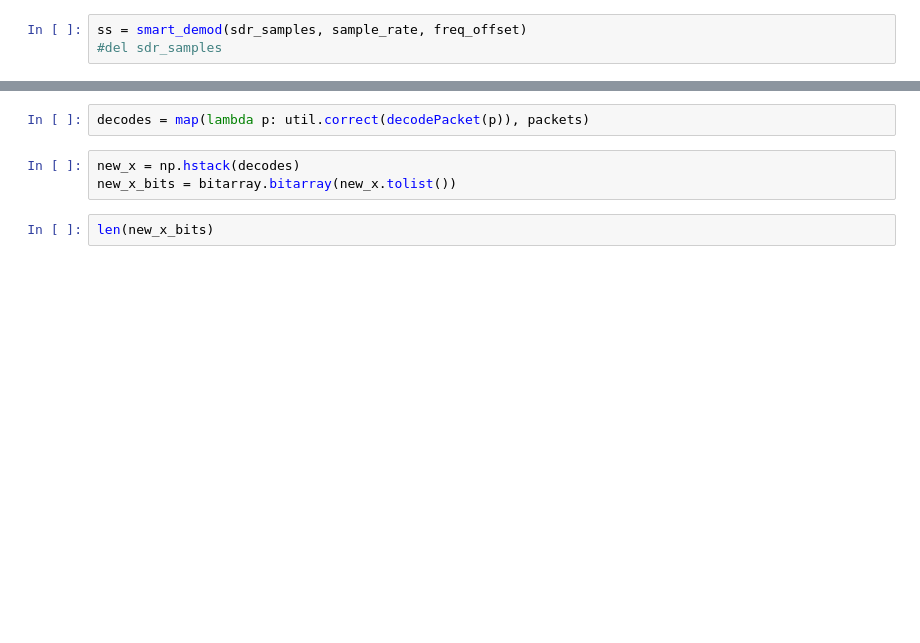
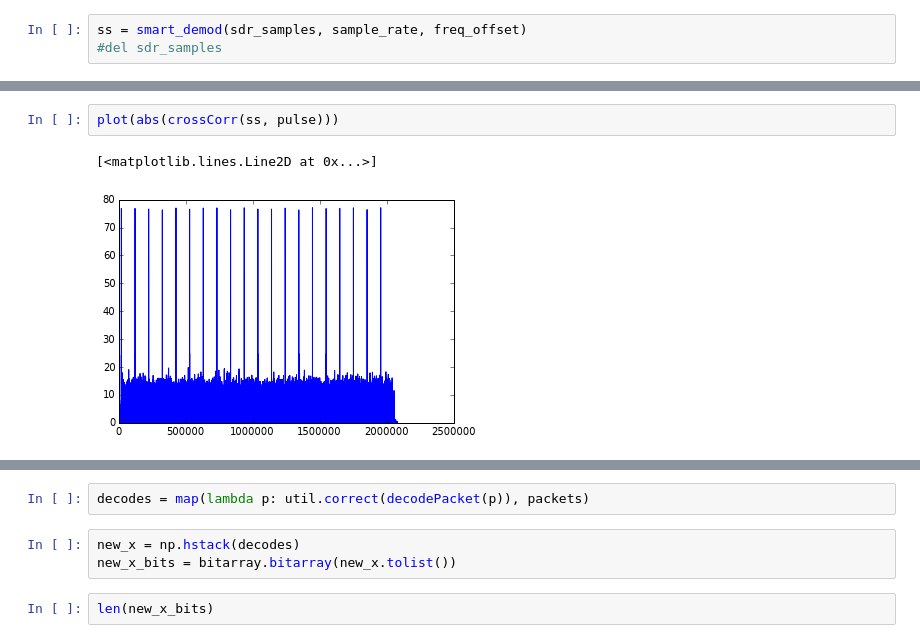
Before and after one commit to lambdaloop/radio-images, a Jupyter notebook: test_radio_image.ipynb, the cells around one changed output, grey strips where cells are left out. Drawn from its saved outputs; the diff is of its cells as text; blank space fills up the shorter version.

```diff
--- a/test_radio_image.ipynb
+++ b/test_radio_image.ipynb
@@ -205,3 +254,8 @@ _ = myspectrogram_hann_ovlp(ss[:], wsize, fs, 0, dbf)
+# %%
+plot(abs(crossCorr(ss, pulse)))
+# %% [output]
+[<matplotlib.lines.Line2D at 0x...>]
+[figure, added]
 # %%
 import Levenshtein as leven
 
```
Also changed, not shown: parts of 15 cells of this notebook, 5 other files.
